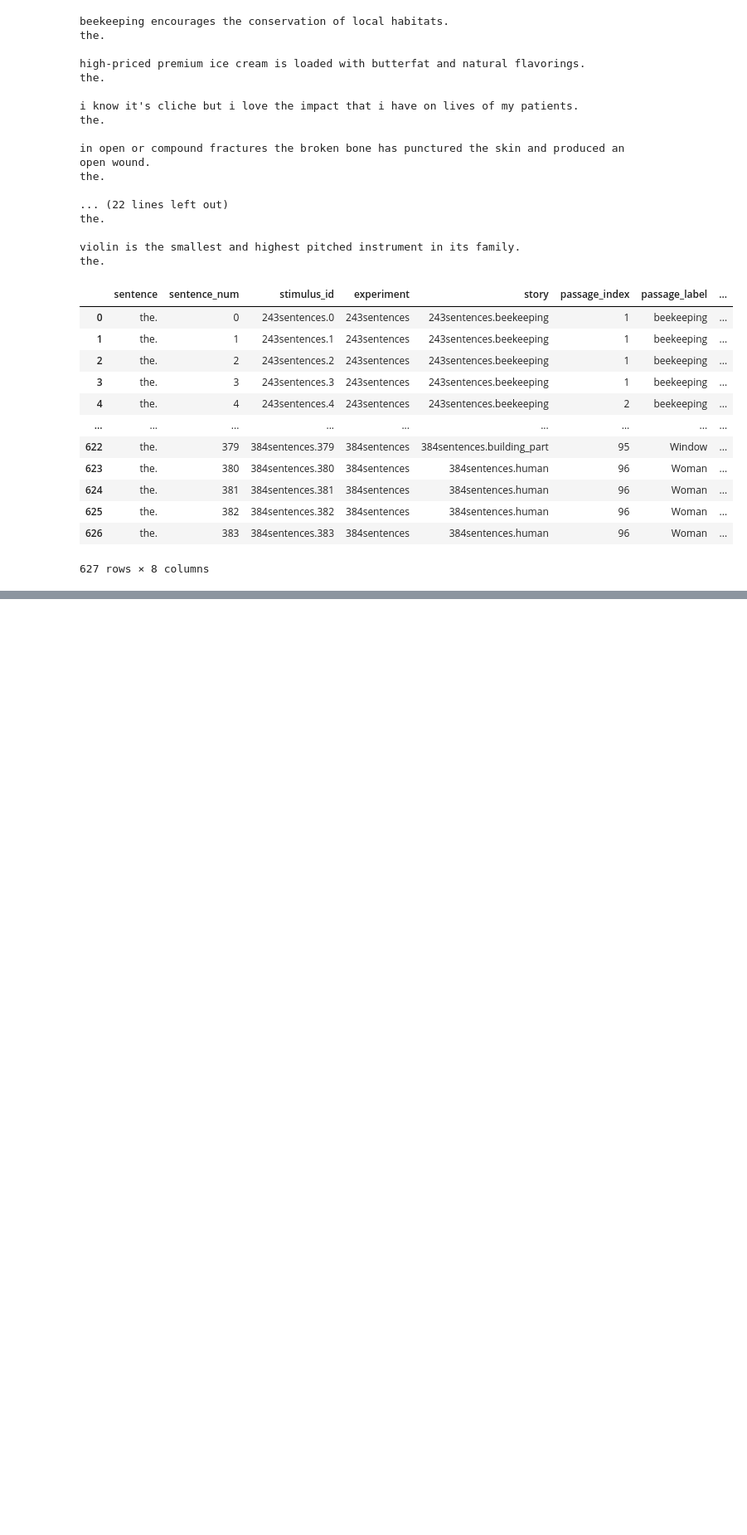
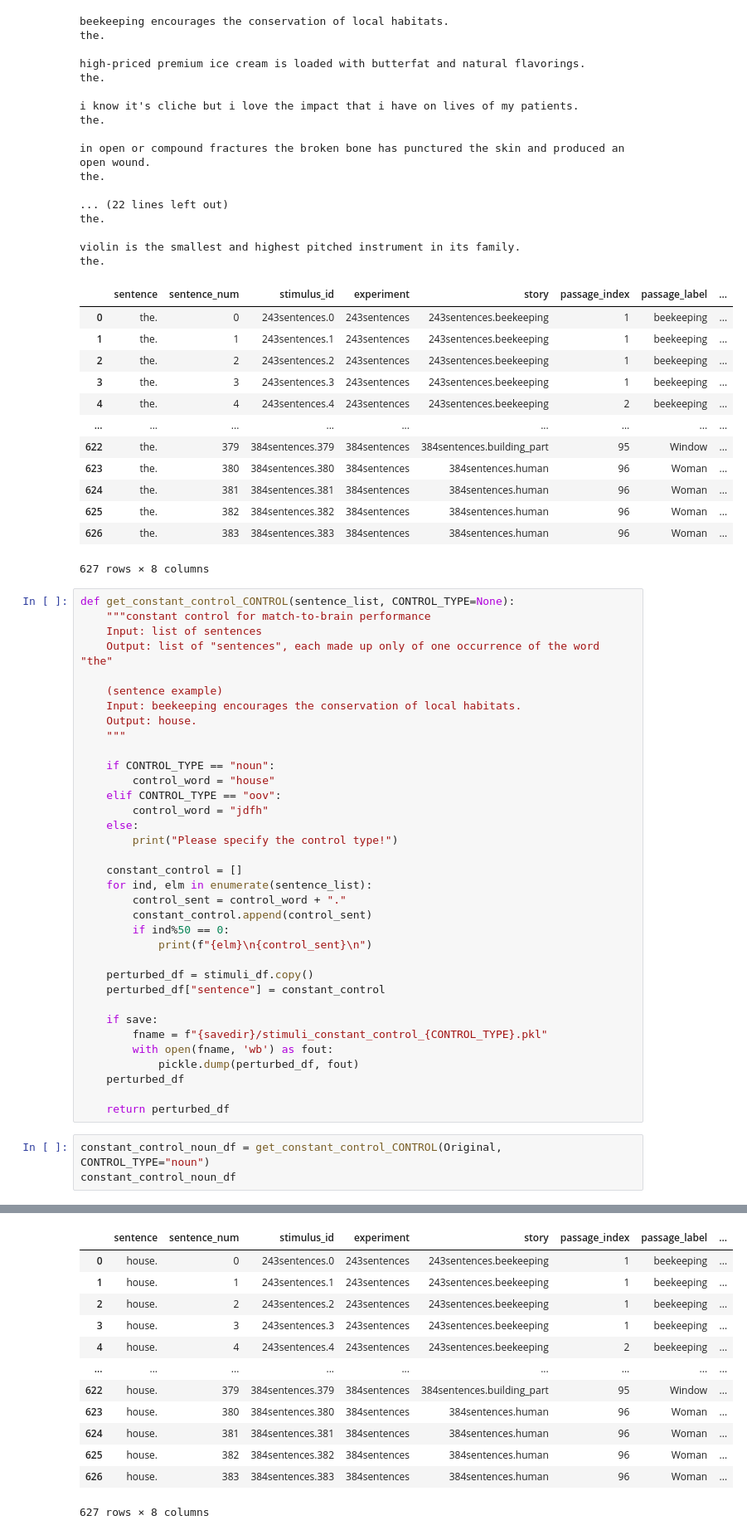
Before and after one commit to carina-kauf/perturbed-neural-nlp, a Jupyter notebook: ressources/stimuli_creation/2_create_information-loss-manipulation.ipynb, the cells around one changed output, grey strips where cells are left out. Shown at 83% size. Drawn from its saved outputs; the diff is of its cells as text; blank space fills up the shorter version.

```diff
--- a/ressources/stimuli_creation/2_create_information-loss-manipulation.ipynb
+++ b/ressources/stimuli_creation/2_create_information-loss-manipulation.ipynb
@@ -693,3 +797,42 @@ the.
 | 625 | the. | 382 | 384sentences.382 | 384sentences | 384sentences.human | 96 | Woman | ... |
 | 626 | the. | 383 | 384sentences.383 | 384sentences | 384sentences.human | 96 | Woman | ... |
 627 rows × 8 columns
+# %%
+def get_constant_control_CONTROL(sentence_list, CONTROL_TYPE=None):
+    """constant control for match-to-brain performance
+    Input: list of sentences
+    Output: list of "sentences", each made up only of one occurrence of the word "the"
+
+    (sentence example)
+    Input: beekeeping encourages the conservation of local habitats.
+    Output: house.
+    """
+
+    if CONTROL_TYPE == "noun":
+        control_word = "house"
+    elif CONTROL_TYPE == "oov":
+        control_word = "jdfh"
+    else:
+        print("Please specify the control type!")
+
+    constant_control = []
+    for ind, elm in enumerate(sentence_list):
+        control_sent = control_word + "."
+        constant_control.append(control_sent)
+        if ind%50 == 0:
+            print(f"{elm}\n{control_sent}\n")
+
+    perturbed_df = stimuli_df.copy()
+    perturbed_df["sentence"] = constant_control
+
+    if save:
+        fname = f"{savedir}/stimuli_constant_control_{CONTROL_TYPE}.pkl"
+        with open(fname, 'wb') as fout:
+            pickle.dump(perturbed_df, fout)
+    perturbed_df
+
+    return perturbed_df
+# %%
+constant_control_noun_df = get_constant_control_CONTROL(Original, CONTROL_TYPE="noun")
+constant_control_noun_df
+# %% [output]
@@ -695,0 +856,13 @@ the.
+|  | sentence | sentence_num | stimulus_id | experiment | story | passage_index | passage_label | ... |
+| 0 | house. | 0 | 243sentences.0 | 243sentences | 243sentences.beekeeping | 1 | beekeeping | ... |
+| 1 | house. | 1 | 243sentences.1 | 243sentences | 243sentences.beekeeping | 1 | beekeeping | ... |
+| 2 | house. | 2 | 243sentences.2 | 243sentences | 243sentences.beekeeping | 1 | beekeeping | ... |
+| 3 | house. | 3 | 243sentences.3 | 243sentences | 243sentences.beekeeping | 1 | beekeeping | ... |
+| 4 | house. | 4 | 243sentences.4 | 243sentences | 243sentences.beekeeping | 2 | beekeeping | ... |
+| ... | ... | ... | ... | ... | ... | ... | ... | ... |
+| 622 | house. | 379 | 384sentences.379 | 384sentences | 384sentences.building_part | 95 | Window | ... |
+| 623 | house. | 380 | 384sentences.380 | 384sentences | 384sentences.human | 96 | Woman | ... |
+| 624 | house. | 381 | 384sentences.381 | 384sentences | 384sentences.human | 96 | Woman | ... |
+| 625 | house. | 382 | 384sentences.382 | 384sentences | 384sentences.human | 96 | Woman | ... |
+| 626 | house. | 383 | 384sentences.383 | 384sentences | 384sentences.human | 96 | Woman | ... |
+627 rows × 8 columns
```
Also changed, not shown: parts of 5 cells of this notebook, 5 other files.
